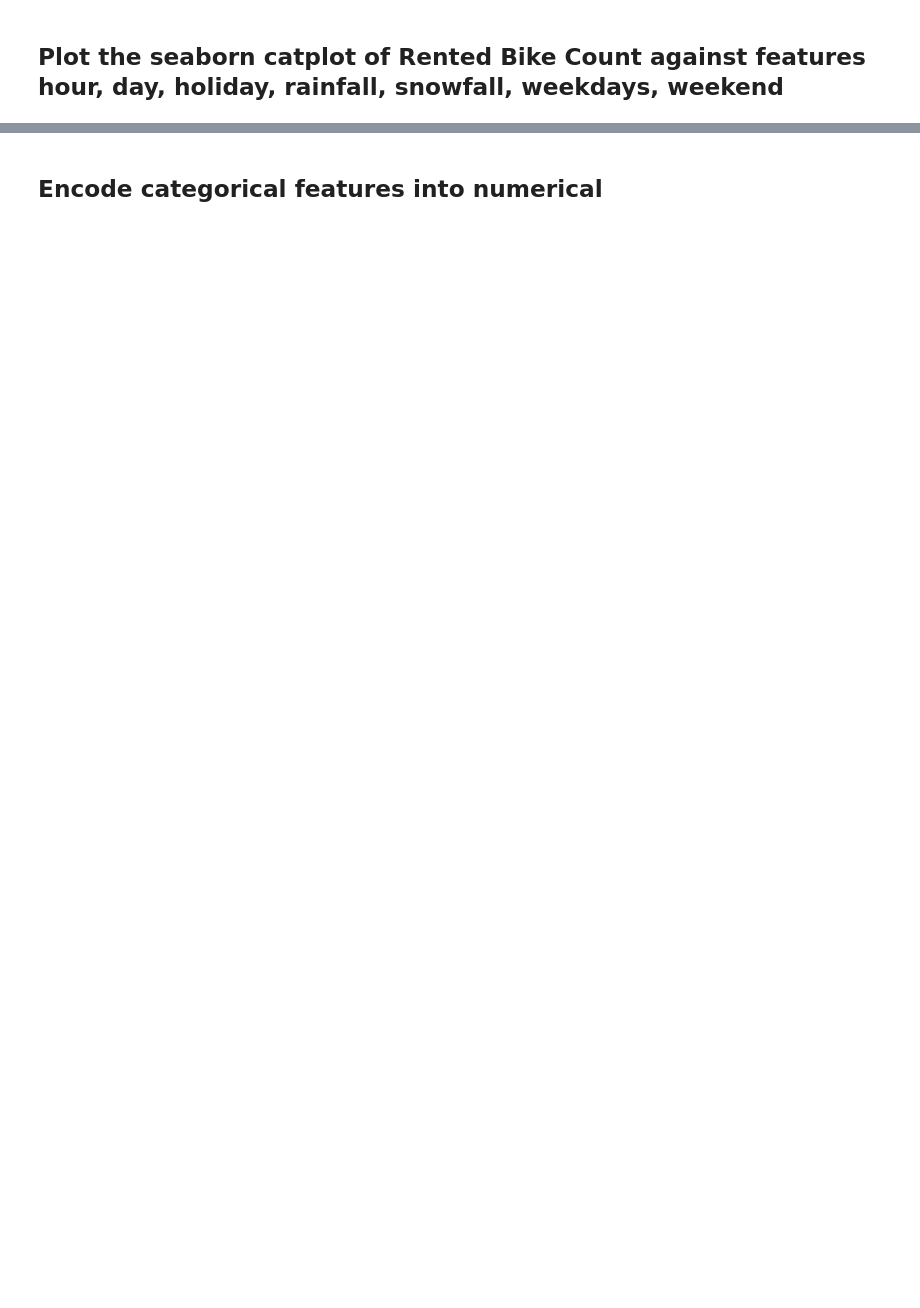
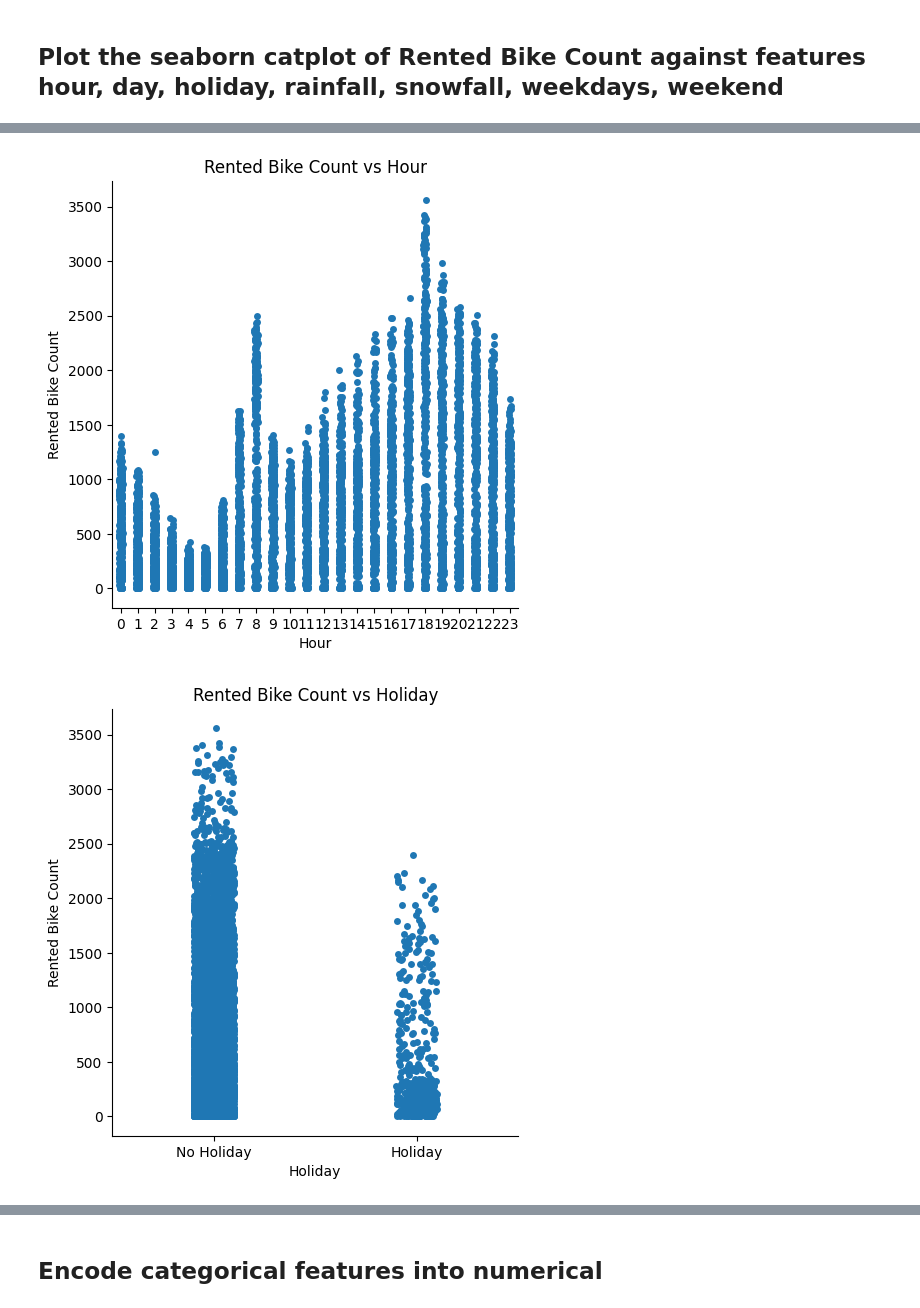
Before and after one commit to kitsbits/aiml, a Jupyter notebook: ml-core/bike-regression.ipynb, the cells around one changed output, grey strips where cells are left out. Cells and saved outputs as stored; diff of their text form; code cells hidden in the pictures; blank space fills up the shorter version.

```diff
--- a/ml-core/bike-regression.ipynb
+++ b/ml-core/bike-regression.ipynb
@@ -302,0 +302,11 @@ plt.tight_layout(pad=0.5)
+# %%
+features = ['Hour', 'Holiday', 'Rainfall(mm)', 'Snowfall (cm)', 'Weekend']
+# %%
+# Create catplots for each feature
+for feature in features:
+    sns.catplot(x=feature, y='Rented Bike Count', data=df)
+    plt.title(f'Rented Bike Count vs {feature}')
+    plt.show()
+# %% [output]
+[figure, added]
+[figure, added]
```
Also changed, not shown: parts of 24 cells of this notebook, 2 other files.
